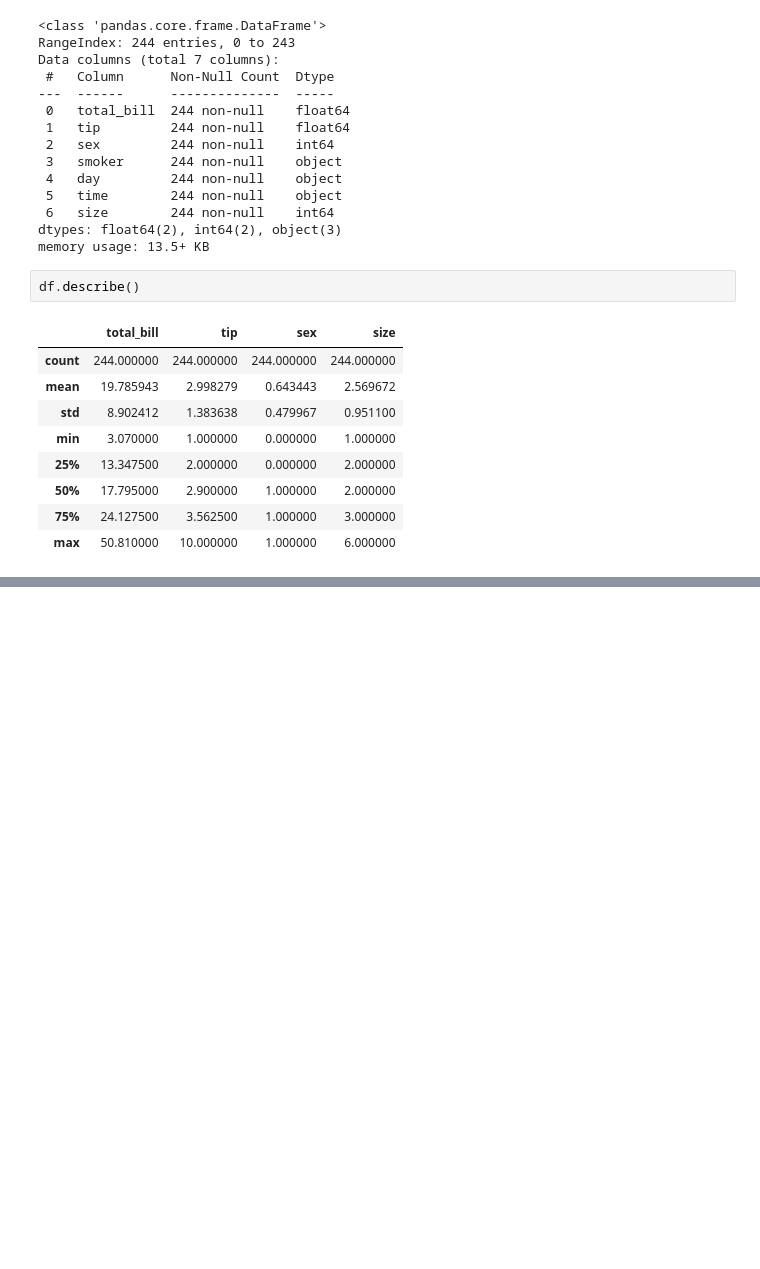
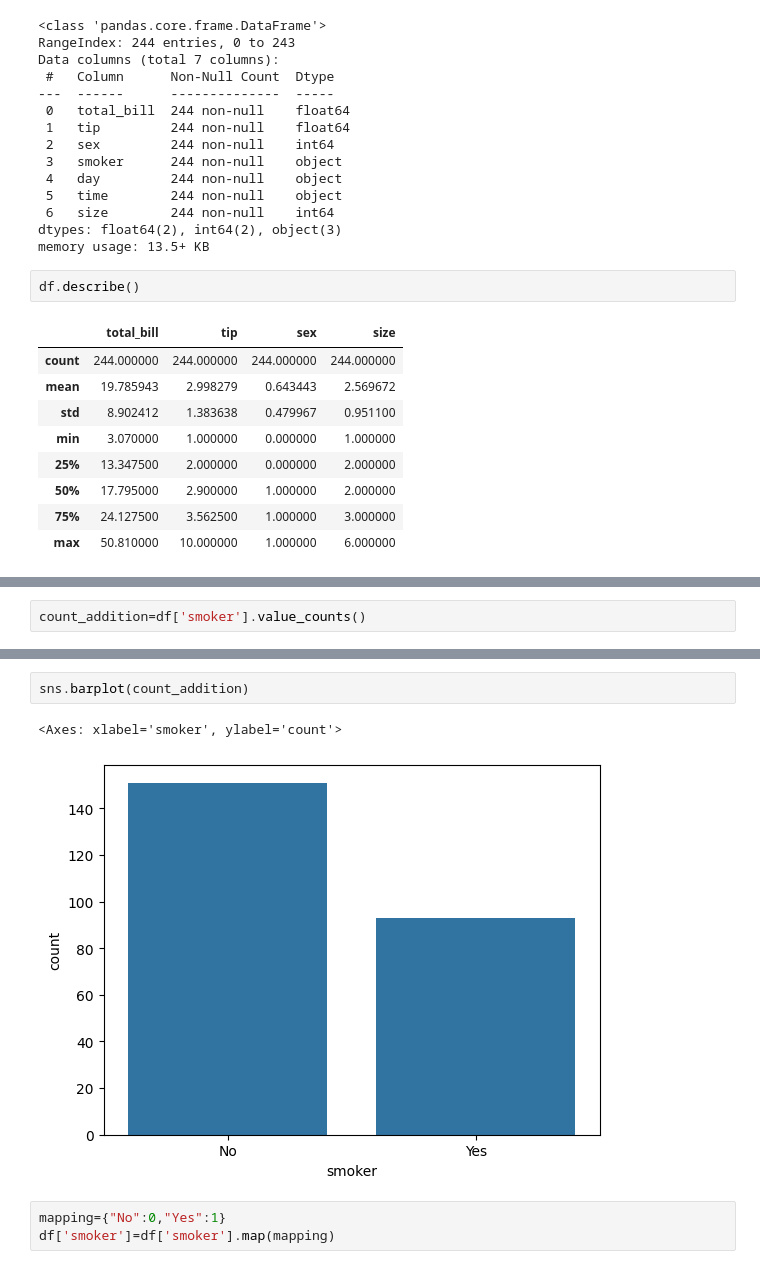
Before and after one commit to rajibart/Data-analysis, a Jupyter notebook: Restroo_Tip_Analysis.ipynb, the cells around one changed output, grey strips where cells are left out. Drawn from its saved outputs; the diff is of its cells as text; blank space fills up the shorter version.

```diff
--- a/Restroo_Tip_Analysis.ipynb
+++ b/Restroo_Tip_Analysis.ipynb
@@ -255,0 +281,2 @@ df.describe()
+# %%
+count_addition=df['smoker'].value_counts()
@@ -255,0 +291,8 @@ df.describe()
+# %%
+sns.barplot(count_addition)
+# %% [output]
+<Axes: xlabel='smoker', ylabel='count'>
+[figure, added]
+# %%
+mapping={"No":0,"Yes":1}
+df['smoker']=df['smoker'].map(mapping)
```
Also changed, not shown: parts of 25 cells of this notebook.
